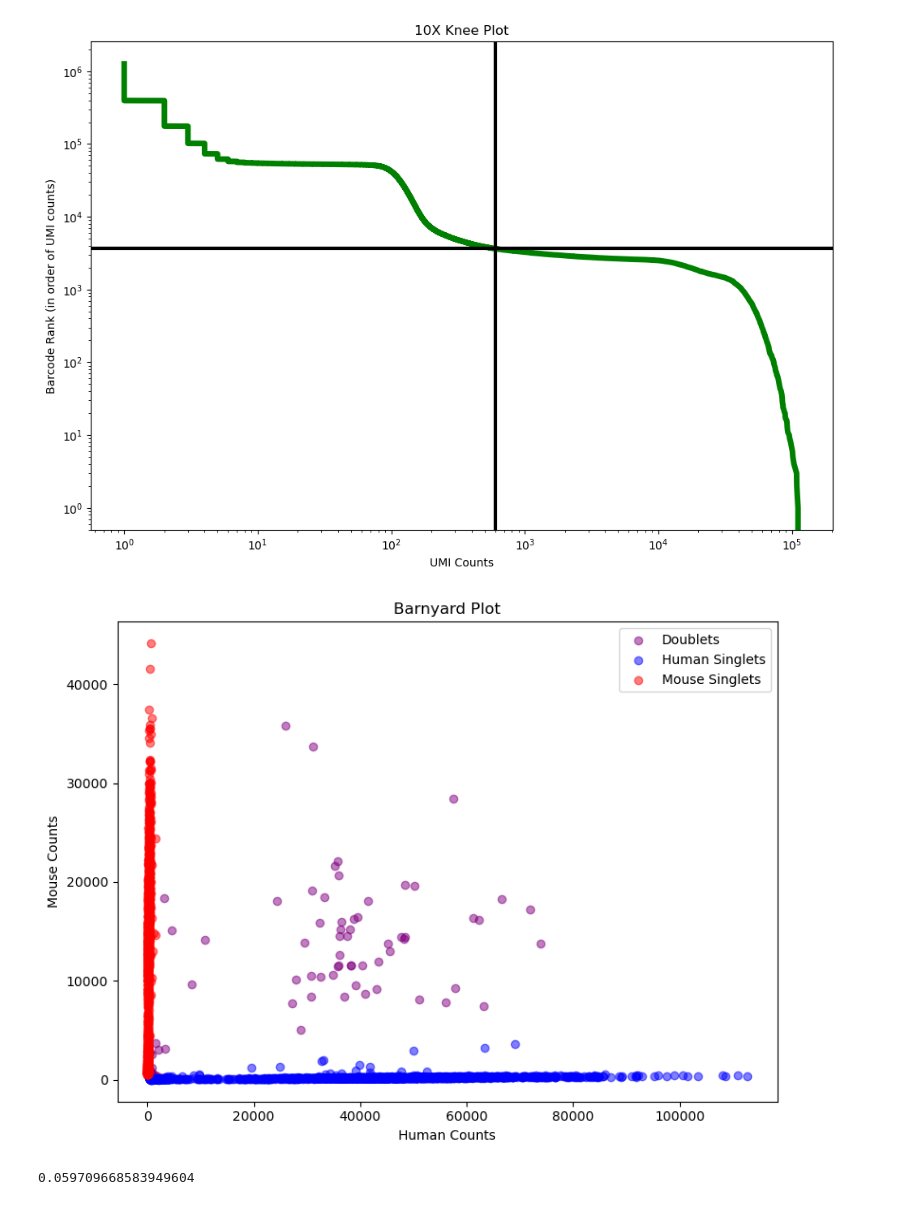
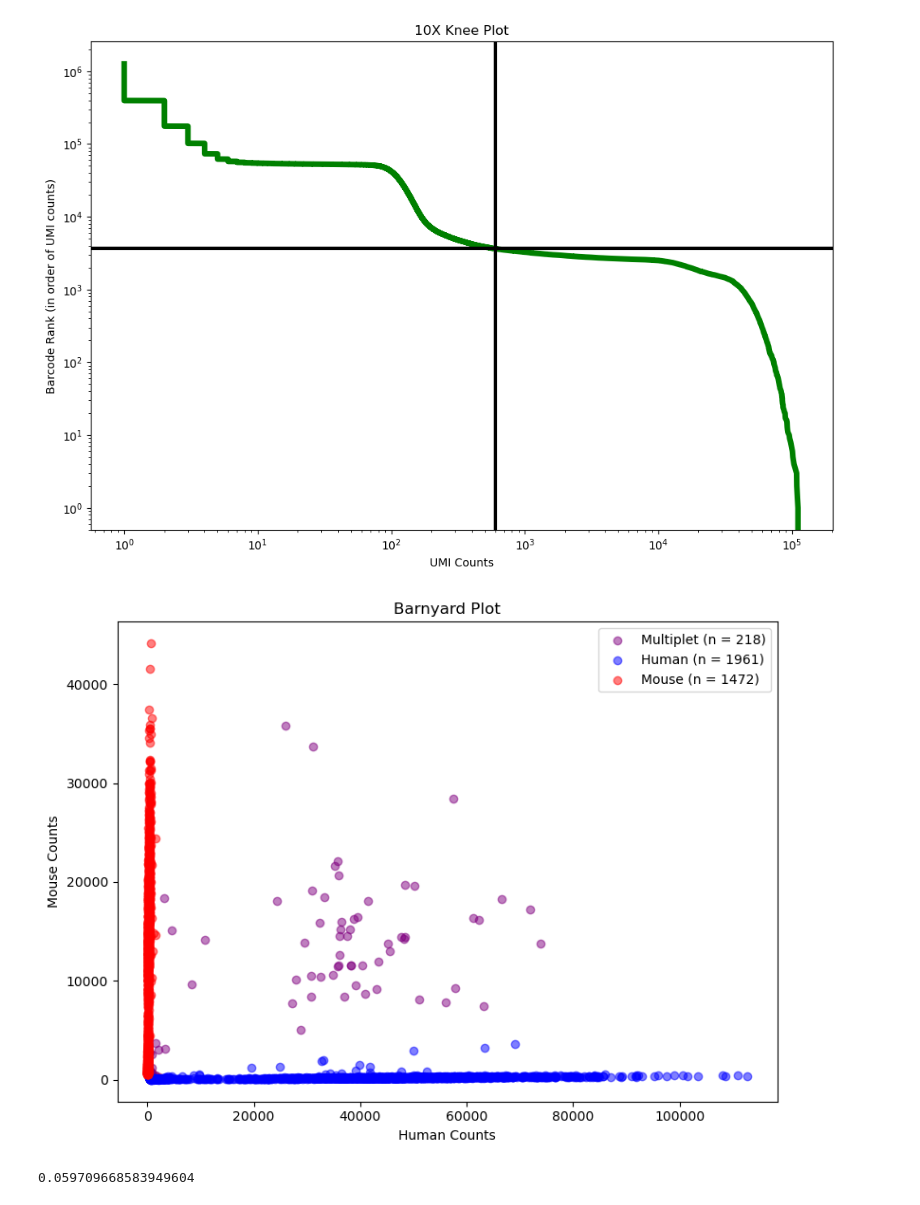
Before and after one commit to mcaskey6/10XvParse, a Jupyter notebook: Notebooks/Analysis_4/10x.ipynb, the cells around one changed output. Drawn from its saved outputs; the diff is of its cells as text; code cells hidden in the pictures.

```diff
--- a/Notebooks/Analysis_4/10x.ipynb
+++ b/Notebooks/Analysis_4/10x.ipynb
@@ -36,25 +36,25 @@ plt.show()
 # %%
 def barnyard_plot(ax, data):
     doublet_mask = data.obs['species'] == 'doublet'
     mouse_mask = data.obs['species'] == 'mouse'
     human_mask = data.obs['species'] == 'human'
-    ax.scatter(data.obs.loc[doublet_mask, 'human_counts'], data.obs.loc[doublet_mask, 'mouse_counts'], color='purple', alpha=0.5, label='Doublets')
-    ax.scatter(data.obs.loc[human_mask, 'human_counts'], data.obs.loc[human_mask, 'mouse_counts'], color='blue', alpha=0.5, label='Human Singlets')
-    ax.scatter(data.obs.loc[mouse_mask, 'human_counts'], data.obs.loc[mouse_mask, 'mouse_counts'], color='red', alpha=0.5, label='Mouse Singlets')
+    ax.scatter(data.obs.loc[doublet_mask, 'human_counts'], data.obs.loc[doublet_mask, 'mouse_counts'], color='purple', alpha=0.5, label=f"Multiplet (n = {doublet_mask.sum()})")
+    ax.scatter(data.obs.loc[human_mask, 'human_counts'], data.obs.loc[human_mask, 'mouse_counts'], color='blue', alpha=0.5, label=f"Human (n = {human_mask.sum()})")
+    ax.scatter(data.obs.loc[mouse_mask, 'human_counts'], data.obs.loc[mouse_mask, 'mouse_counts'], color='red', alpha=0.5, label=f"Mouse (n = {mouse_mask.sum()})")
     ax.set_xlabel("Human Counts")
     ax.set_ylabel("Mouse Counts")
     ax.set_title("Barnyard Plot")
 
     # ax.set_xscale('log')
     # ax.set_yscale('log')
     ax.legend()
 
 fig, ax = plt.subplots(figsize=(8, 6))
 barnyard_plot(ax, data_filtered)
 plt.tight_layout()
 plt.show()
 # %% [output]
-[figure, old version]
+[figure, new version]
 # %%
 (data_filtered.obs['species']=="doublet").sum() / data_filtered.shape[0]
 # %% [output]
```
Also changed, not shown: 25 other files.
